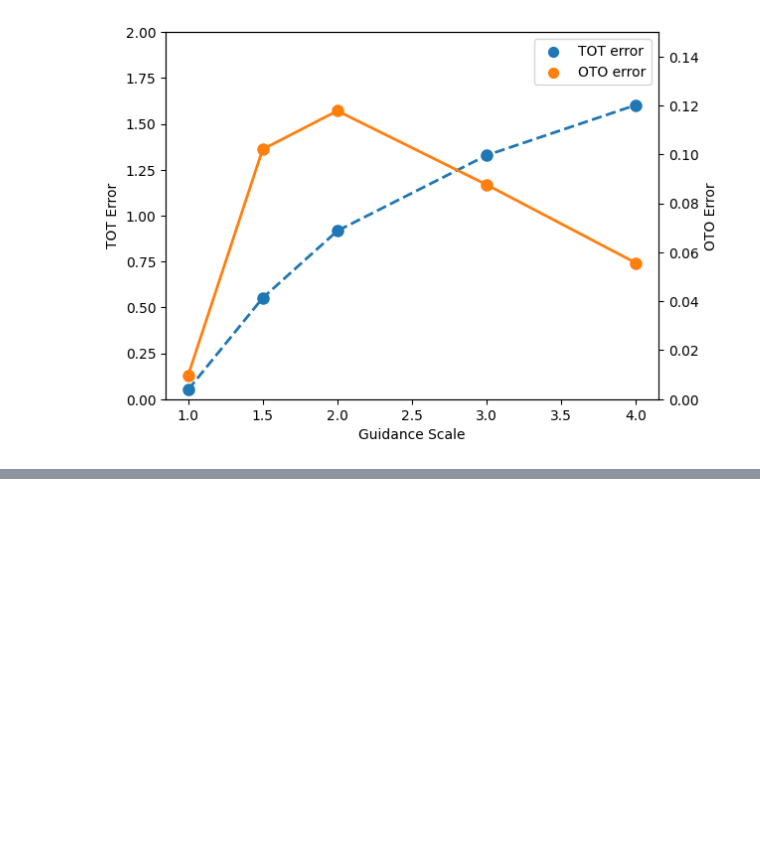
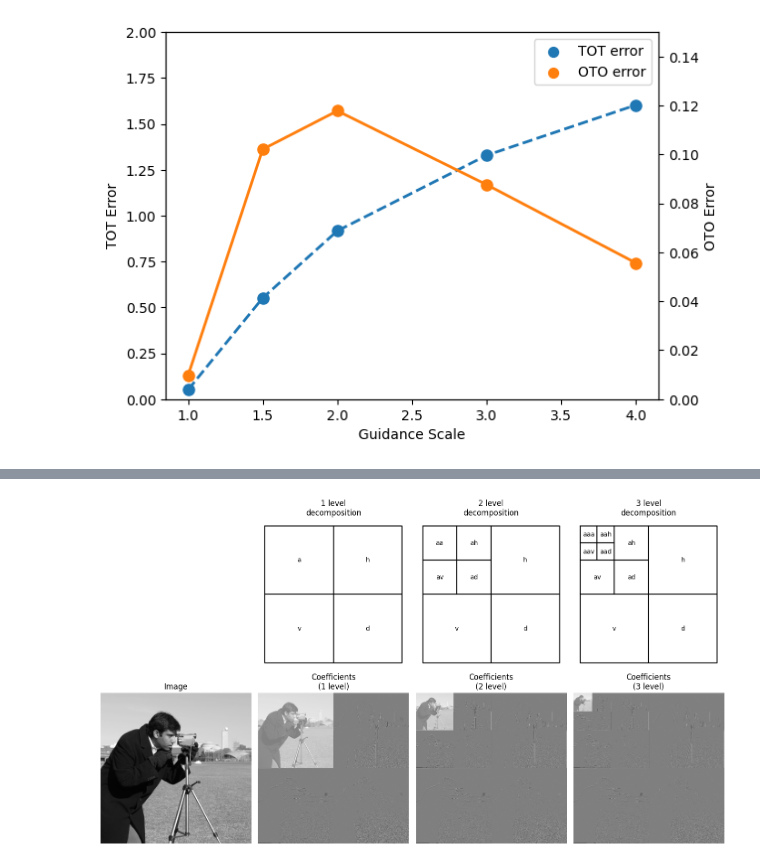
Before and after one commit to khlee0192/InstaFlow, a Jupyter notebook: note.ipynb, the cells around one changed output, grey strips where cells are left out. Drawn from its saved outputs; the diff is of its cells as text; code cells hidden in the pictures; blank space fills up the shorter version.

```diff
--- a/note.ipynb
+++ b/note.ipynb
@@ -52,0 +223,4 @@ plt.show()
+# %%
+plot_wavelet_transformation(original)
+# %% [output]
+[figure, added]
```
Also changed, not shown: parts of 5 cells of this notebook, 2 other files.
